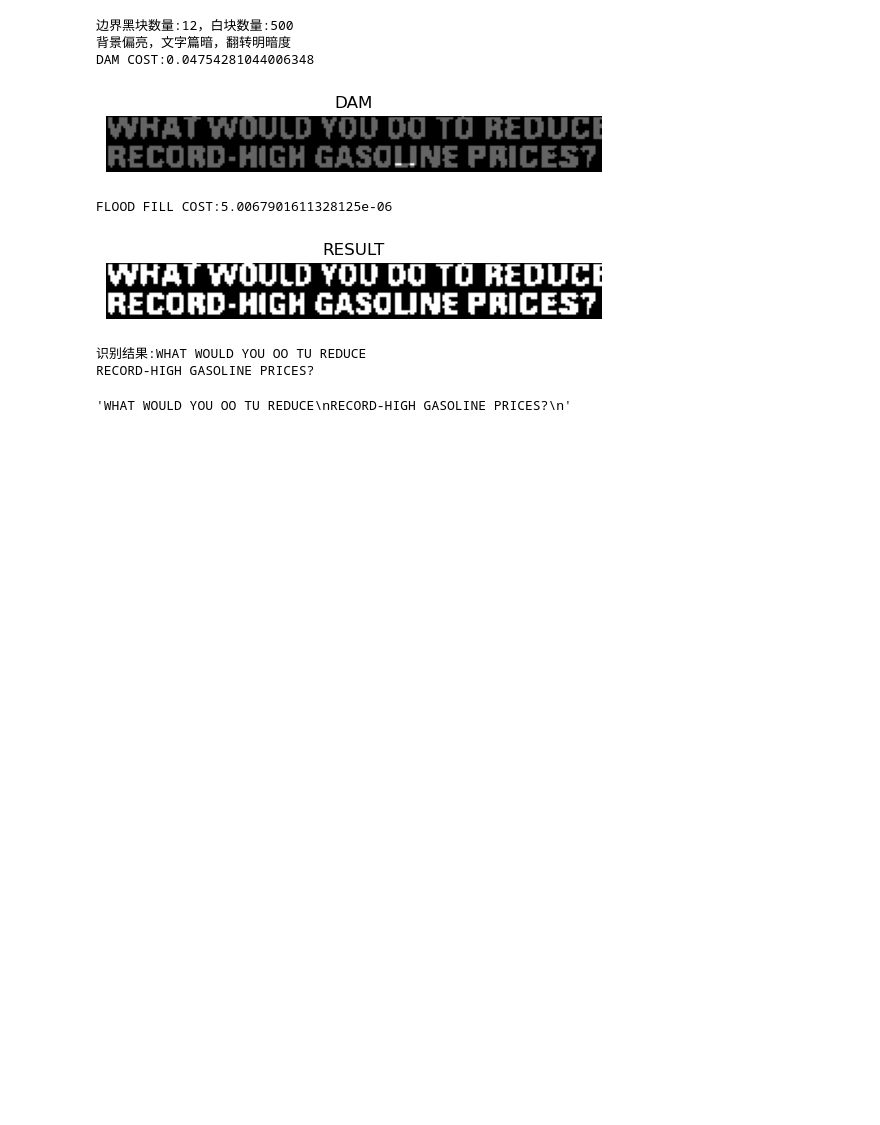
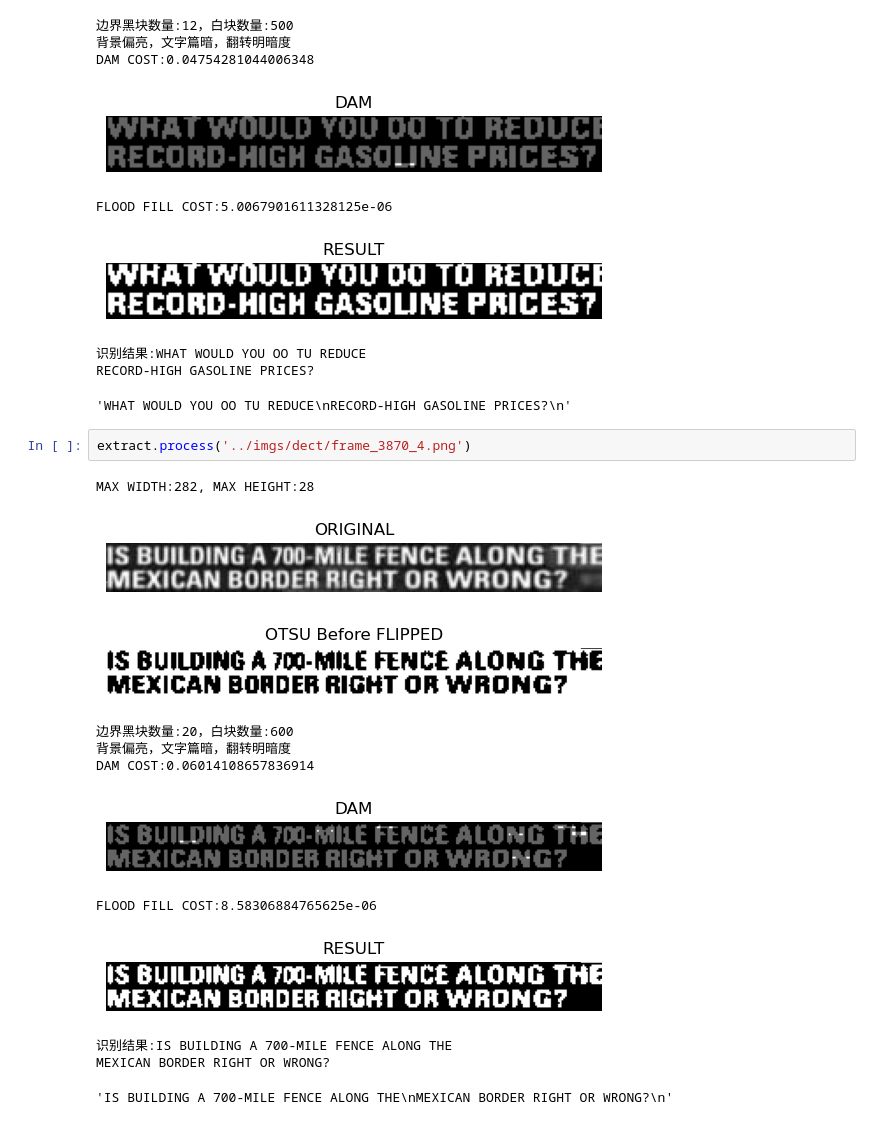
Before and after one commit to JoeZhang-0x000/TextDect, a Jupyter notebook: example.ipynb, the cells around one changed output. Saved outputs shown, nothing was run; the diff lists cells and outputs as text; blank space fills up the shorter version.

```diff
--- a/example.ipynb
+++ b/example.ipynb
@@ -71,3 +71,18 @@ FLOOD FILL COST:5.0067901611328125e-06
 识别结果:WHAT WOULD YOU OO TU REDUCE
 RECORD-HIGH GASOLINE PRICES?
 'WHAT WOULD YOU OO TU REDUCE\nRECORD-HIGH GASOLINE PRICES?\n'
+# %%
+extract.process('../imgs/dect/frame_3870_4.png')
+# %% [output]
+MAX WIDTH:282, MAX HEIGHT:28
+[figure, added]
+[figure, added]
+边界黑块数量:20，白块数量:600
+背景偏亮，文字篇暗，翻转明暗度
+DAM COST:0.06014108657836914
+[figure, added]
+FLOOD FILL COST:8.58306884765625e-06
+[figure, added]
+识别结果:IS BUILDING A 700-MILE FENCE ALONG THE
+MEXICAN BORDER RIGHT OR WRONG?
+'IS BUILDING A 700-MILE FENCE ALONG THE\nMEXICAN BORDER RIGHT OR WRONG?\n'
```
Also changed, not shown: 2 other files.
